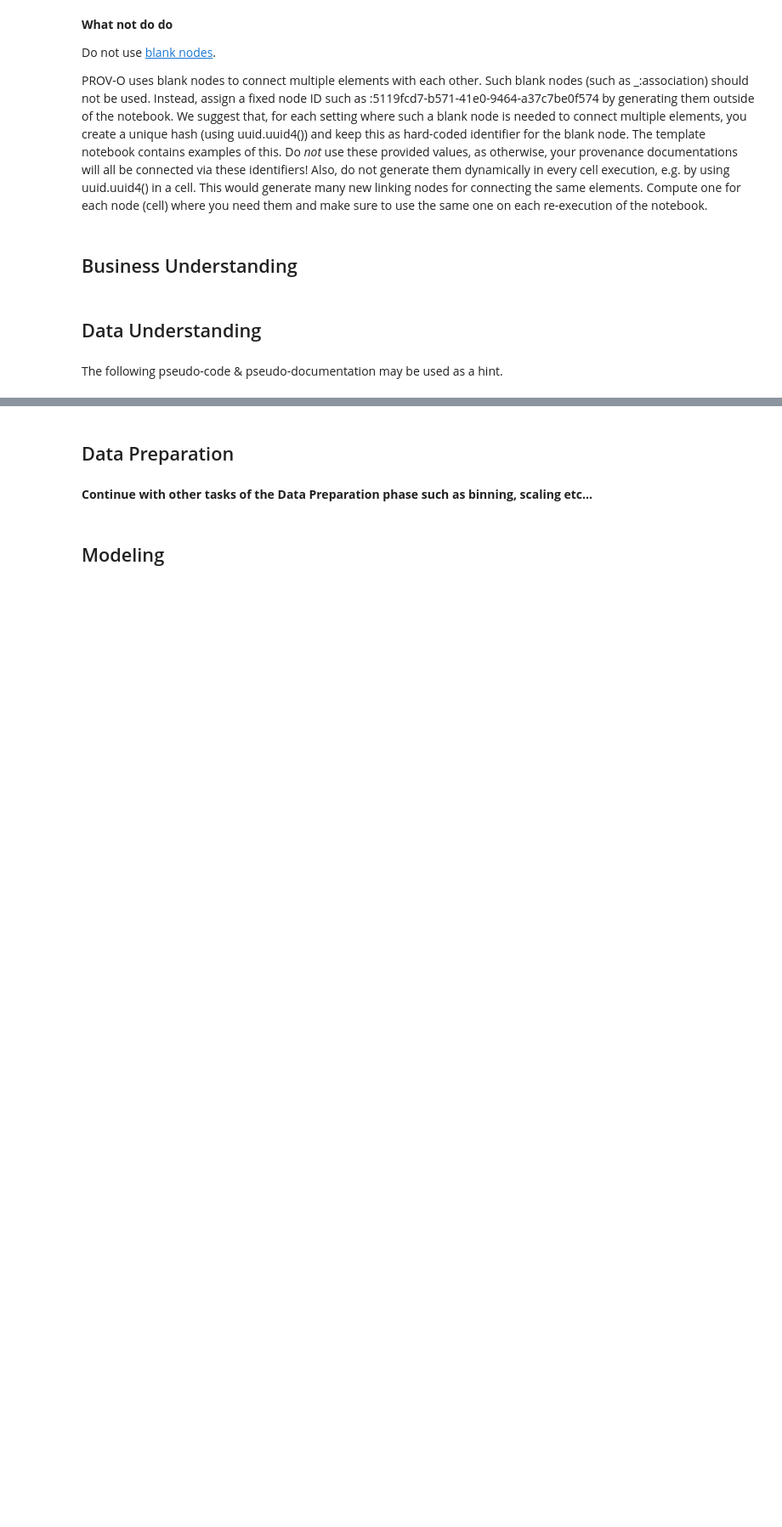
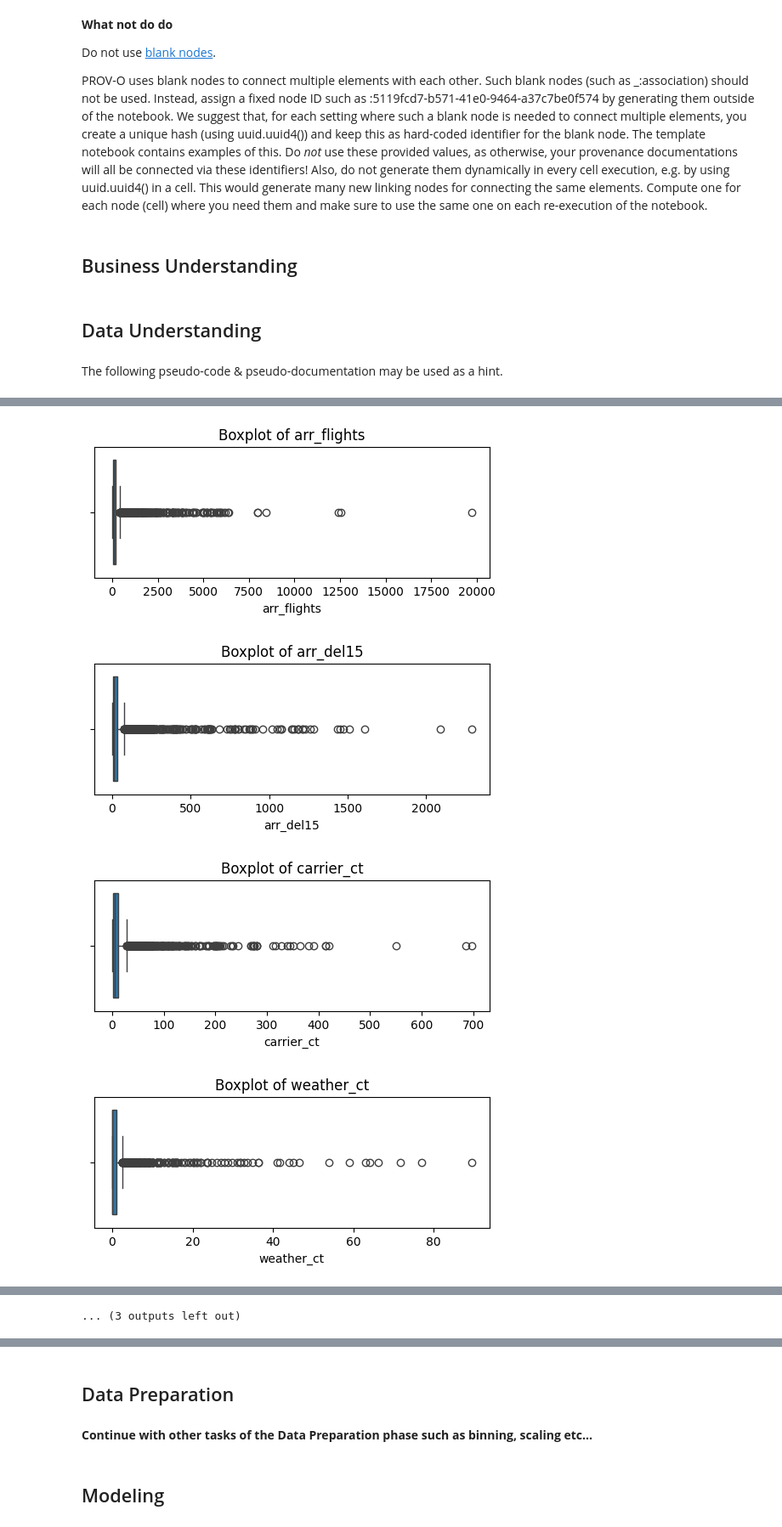
Before and after one commit to Bernhg4/businessintelligence_group043_a3, a Jupyter notebook: airline_delay_043.ipynb, the cells around one changed output, grey strips where cells are left out. Shown at 85% size. Drawn from its saved outputs; the diff is of its cells as text; code cells hidden in the pictures; blank space fills up the shorter version.

```diff
--- a/airline_delay_043.ipynb
+++ b/airline_delay_043.ipynb
@@ -586,0 +745,14 @@ engine.insert(inspect_outlier_report_activity, prefixes=prefixes)
+# %%
+#visualize outliers
+numeric_cols = ['arr_flights', 'arr_del15', 'carrier_ct', 'weather_ct', 'nas_ct', 'security_ct', 'late_aircraft_ct', 'arr_cancelled', 'arr_diverted', 'arr_delay', 'carrier_delay', 'weather_delay', 'nas_delay', 'security_delay', 'late_aircraft_delay' ]
+
+for col in numeric_cols:
+    plt.figure(figsize=(6,2))
+    seaborn.boxplot(x=data[col])
+    plt.title(f"Boxplot of {col}")
+    plt.show()
+# %% [output]
+[figure, added]
+[figure, added]
+[figure, added]
+[figure, added]
@@ -586,0 +767 @@ engine.insert(inspect_outlier_report_activity, prefixes=prefixes)
+... (3 outputs left out)
```
Also changed, not shown: parts of 38 cells of this notebook.
